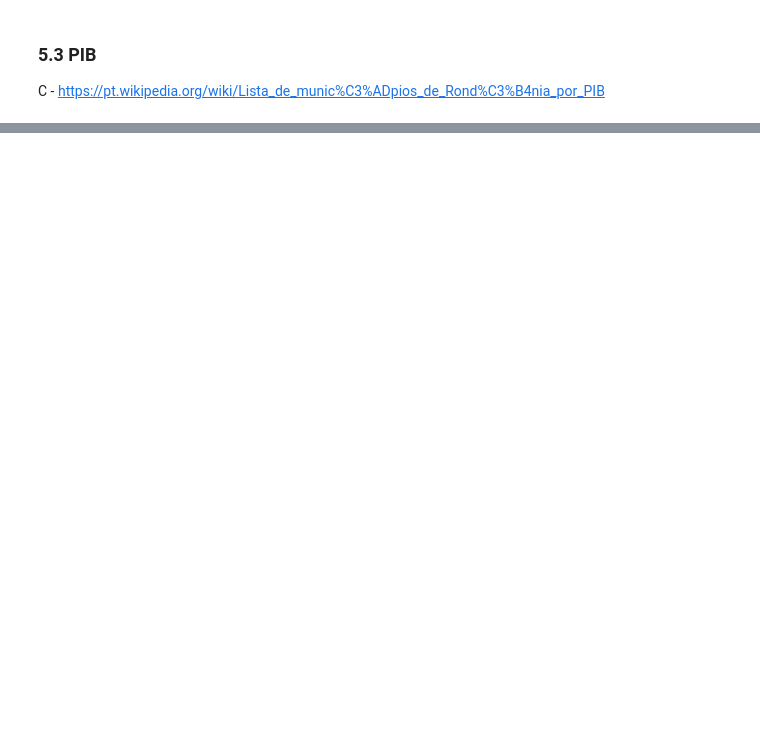
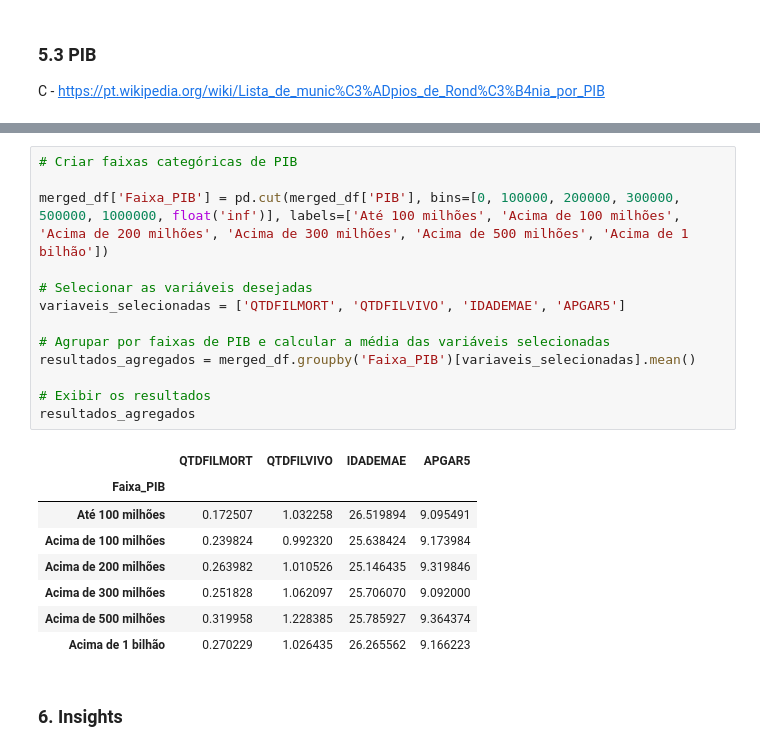
Before and after one commit to IgorCBzxc/volta-zero, a Jupyter notebook: TdD III/Tarefa 2/Mod9Tarefa2.ipynb, the cells around one changed output, grey strips where cells are left out. Cells and saved outputs as stored; diff of their text form; blank space fills up the shorter version.

```diff
--- a/TdD III/Tarefa 2/Mod9Tarefa2.ipynb
+++ b/TdD III/Tarefa 2/Mod9Tarefa2.ipynb
@@ -237,0 +367,24 @@ Exemplo:
+# %%
+# Criar faixas categóricas de PIB
+
+merged_df['Faixa_PIB'] = pd.cut(merged_df['PIB'], bins=[0, 100000, 200000, 300000, 500000, 1000000, float('inf')], labels=['Até 100 milhões', 'Acima de 100 milhões', 'Acima de 200 milhões', 'Acima de 300 milhões', 'Acima de 500 milhões', 'Acima de 1 bilhão'])
+
+# Selecionar as variáveis desejadas
+variaveis_selecionadas = ['QTDFILMORT', 'QTDFILVIVO', 'IDADEMAE', 'APGAR5']
+
+# Agrupar por faixas de PIB e calcular a média das variáveis selecionadas
+resultados_agregados = merged_df.groupby('Faixa_PIB')[variaveis_selecionadas].mean()
+
+# Exibir os resultados
+resultados_agregados
+# %% [output]
+|  | QTDFILMORT | QTDFILVIVO | IDADEMAE | APGAR5 |
+| Faixa_PIB |  |  |  |  |
+| Até 100 milhões | 0.172507 | 1.032258 | 26.519894 | 9.095491 |
+| Acima de 100 milhões | 0.239824 | 0.992320 | 25.638424 | 9.173984 |
+| Acima de 200 milhões | 0.263982 | 1.010526 | 25.146435 | 9.319846 |
+| Acima de 300 milhões | 0.251828 | 1.062097 | 25.706070 | 9.092000 |
+| Acima de 500 milhões | 0.319958 | 1.228385 | 25.785927 | 9.364374 |
+| Acima de 1 bilhão | 0.270229 | 1.026435 | 26.265562 | 9.166223 |
+# %% [markdown]
+### 6. Insights
```
Also changed, not shown: parts of 13 cells of this notebook, 3 other files.
